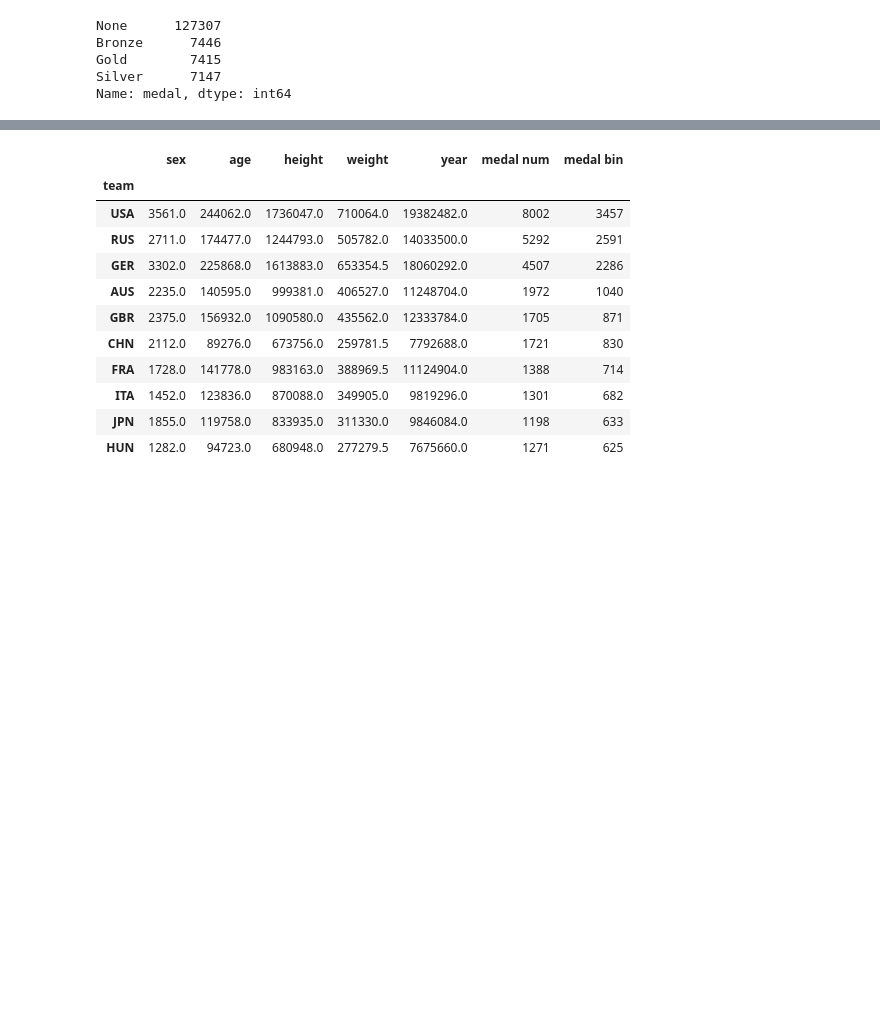
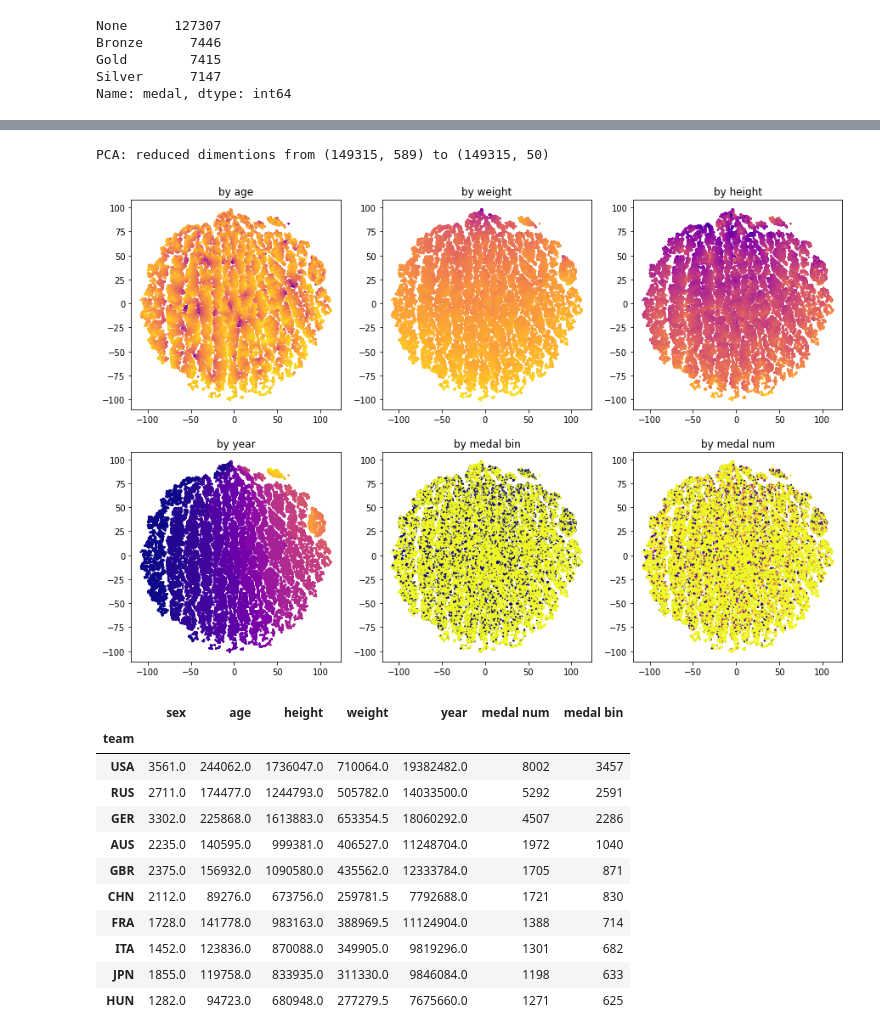
Before and after one commit to mikayosef/Olympic-Medals, a Jupyter notebook: olympic_notebook.ipynb, the cells around one changed output, grey strips where cells are left out. Drawn from its saved outputs; the diff is of its cells as text; code cells hidden in the pictures; blank space fills up the shorter version.

Commit message:
fig+tsne

```diff
--- a/olympic_notebook.ipynb
+++ b/olympic_notebook.ipynb
@@ -148,3 +159,36 @@ plot = df_figg.plot.pie(figsize=(8, 8), colors=['lightskyblue','chocolate','gold
+# %%
+from sklearn.decomposition import PCA
+df_tsne = pd.get_dummies(df)
+df_tsne_np = df_tsne.to_numpy()
+
+pca = PCA(n_components=50)
+medal_train_vectors = df_tsne_np.reshape(df_tsne_np.shape[0], -1)
+pca_vectors = pca.fit_transform( medal_train_vectors )
+print(f"PCA: reduced dimentions from {medal_train_vectors.shape} to {pca_vectors.shape}")
+# %% [output]
+PCA: reduced dimentions from (149315, 589) to (149315, 50)
+# %%
+from openTSNE import TSNE
+tsne  = TSNE(n_components=2, random_state=48,
+             exaggeration=1, n_jobs=4)
+tsne_vectors = tsne.fit(pca_vectors)
+# %%
+
+x = tsne_vectors[:,0]
+y = tsne_vectors[:,1]
+
+fig, axes = plt.subplots(nrows=2, ncols=3, figsize=(15, 10))
+vars = ["age", "weight", "height","year", "medal bin","medal num"]
+df["year"]=np.array(df["year"])
+
+for i,v in enumerate(vars):
+    axes[i//3,i%3].scatter(x, y, c=df[v], s=1, cmap='plasma_r')
+    axes[i//3,i%3].set_title("by {}".format(v))
+
+fig.savefig('fig.png')
+fig.show("png")
+# %% [output]
+[figure, added]
 # %%
 df_group = df.groupby(["team"]).sum().sort_values('medal bin', ascending = False)
 df_bestgroup = df_group[:10]
```
Also changed, not shown: parts of 6 cells of this notebook, 5 other files.
